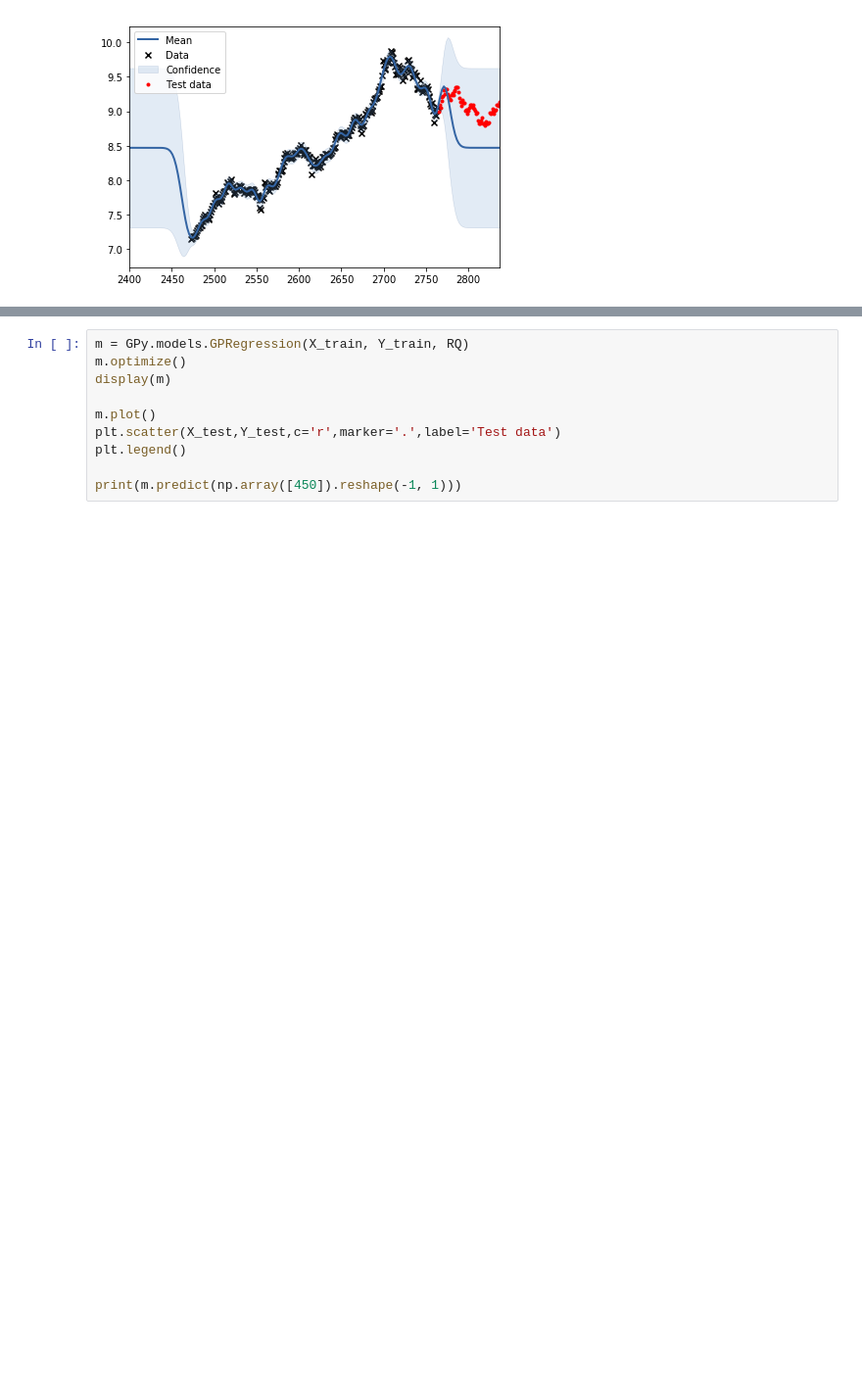
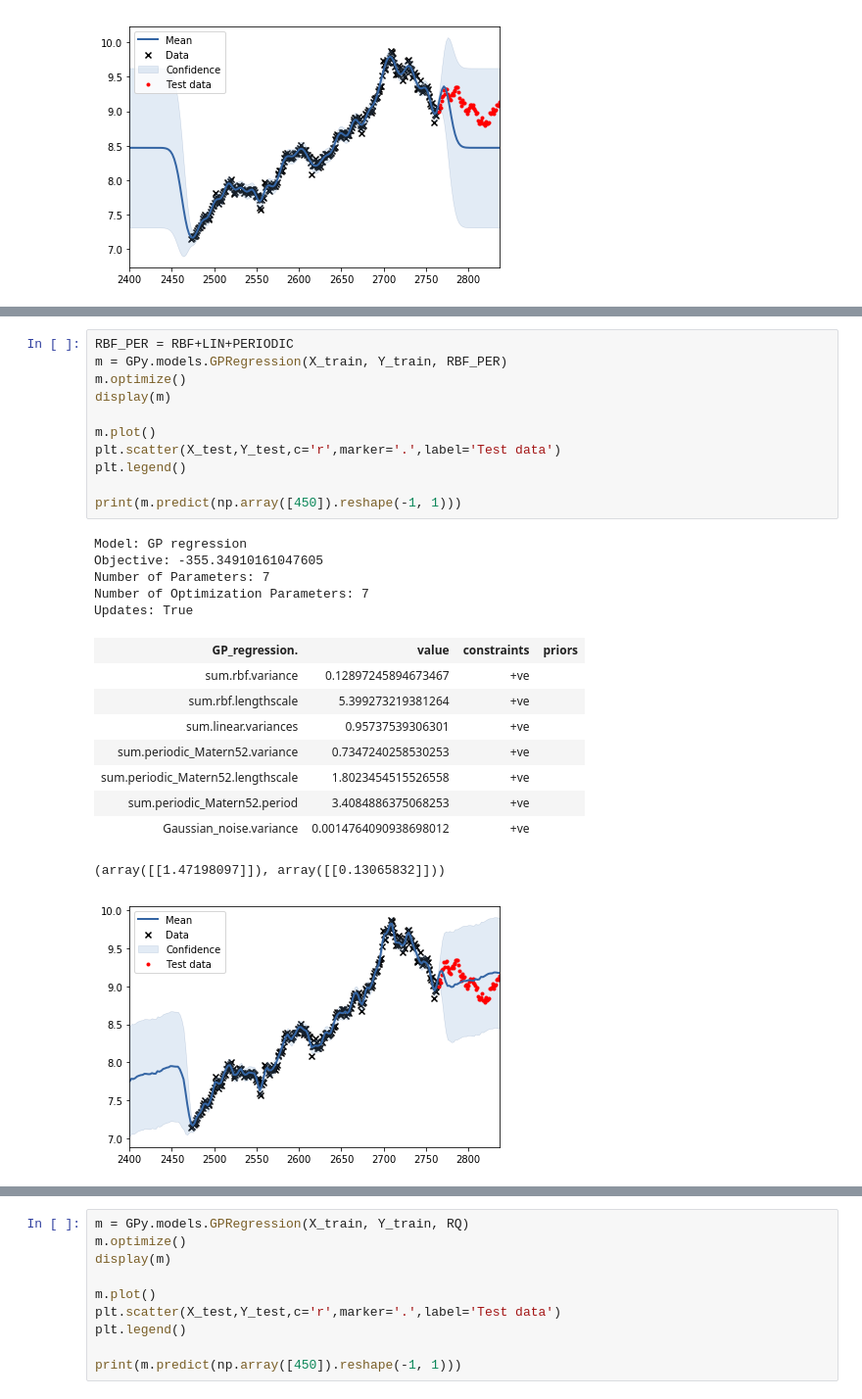
Before and after one commit to Tinkaa/Bitcoin_prediction, a Jupyter notebook: bitcoin_analysis_logscale.ipynb, the cells around one changed output, grey strips where cells are left out. Shown: that part at 98% size. Saved outputs shown, nothing was run; the diff lists cells and outputs as text; blank space fills up the shorter version.

Commit message:
some more testing with periodic kernel

```diff
--- a/bitcoin_analysis_logscale.ipynb
+++ b/bitcoin_analysis_logscale.ipynb
@@ -199,3 +199,30 @@ Updates: True
 | Gaussian_noise.variance | 0.0014206359830339023 | +ve |  |
 (array([[-8.47297331]]), array([[0.91870246]]))
 [figure]
+# %%
+RBF_PER = RBF+LIN+PERIODIC
+m = GPy.models.GPRegression(X_train, Y_train, RBF_PER)
+m.optimize()
+display(m)
+
+m.plot()
+plt.scatter(X_test,Y_test,c='r',marker='.',label='Test data')
+plt.legend()
+
+print(m.predict(np.array([450]).reshape(-1, 1)))
+# %% [output]
+Model: GP regression
+Objective: -355.34910161047605
+Number of Parameters: 7
+Number of Optimization Parameters: 7
+Updates: True
+| GP_regression. | value | constraints | priors |
+| sum.rbf.variance | 0.12897245894673467 | +ve |  |
+| sum.rbf.lengthscale | 5.399273219381264 | +ve |  |
+| sum.linear.variances | 0.95737539306301 | +ve |  |
+| sum.periodic_Matern52.variance | 0.7347240258530253 | +ve |  |
+| sum.periodic_Matern52.lengthscale | 1.8023454515526558 | +ve |  |
+| sum.periodic_Matern52.period | 3.4084886375068253 | +ve |  |
+| Gaussian_noise.variance | 0.0014764090938698012 | +ve |  |
+(array([[1.47198097]]), array([[0.13065832]]))
+[figure, added]
```
Also changed, not shown: parts of 4 cells of this notebook.
